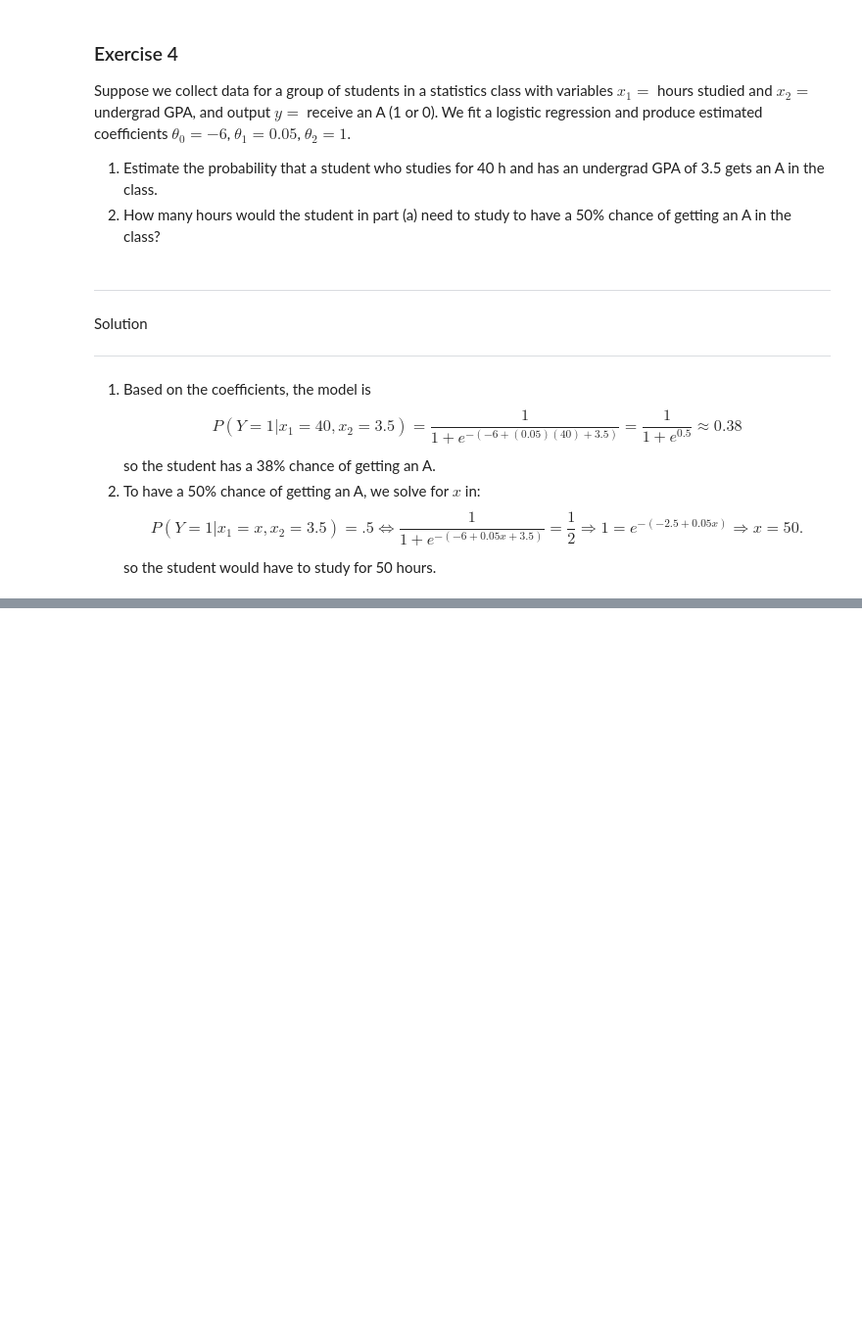
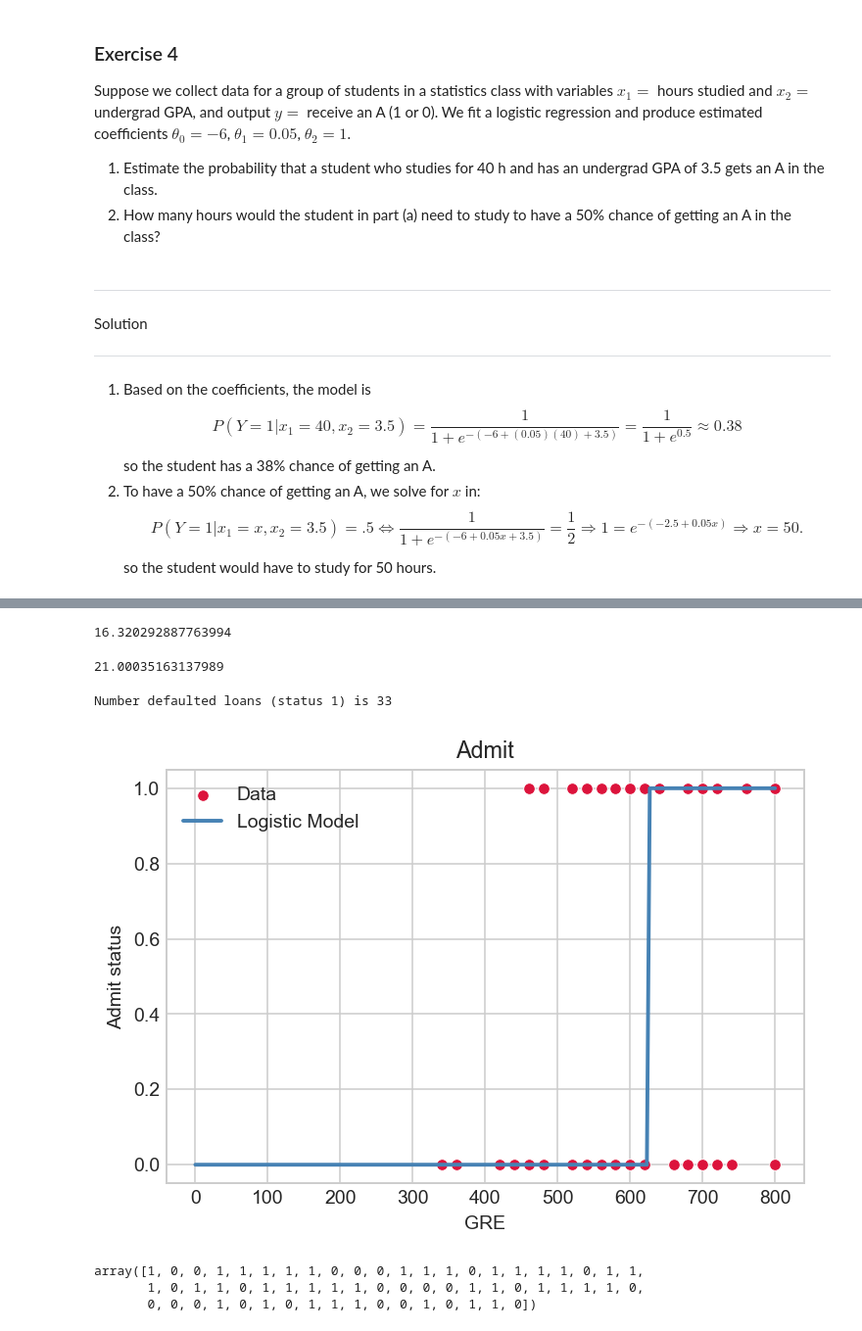
Before and after one commit to cedholm/Gradient-descent-methods-in-machine-learning, a Jupyter notebook: Lesson-4-Logistic-Regression.ipynb, the cells around one changed output, grey strips where cells are left out. Shown at 98% size. Drawn from its saved outputs; the diff is of its cells as text; code cells hidden in the pictures; blank space fills up the shorter version.

```diff
--- a/Lesson-4-Logistic-Regression.ipynb
+++ b/Lesson-4-Logistic-Regression.ipynb
@@ -330,0 +567,56 @@ Solution
+# %%
+diffList[-2]
+# %% [output]
+16.320292887763994
+# %%
+diffList[-1]
+# %% [output]
+21.00035163137989
+# %%
+predictors = ['gre', 'gpa']
+
+x = df[predictors]
+y = df['admit']
+
+print('Number defaulted loans (status 1) is', np.count_nonzero(y.values))
+
+admitLogRegModel = LogisticRegression().fit(x, y)
+
+
+possibleValuesGRE = np.linspace(0, 800, 200)
+possibleValuesGPA = np.linspace(0, 4, 200)
+
+possibleValues = np.column_stack((possibleValuesGRE, possibleValuesGPA))
+
+# Plot both the data and the new line
+admitPred_LogReg = admitLogRegModel.predict(possibleValues)
+
+# Make figure size
+fig = plt.figure(dpi = 140)
+
+# Plot data
+sns.scatterplot(data=df, x='gre', y='admit', color='crimson', label = 'Data')
+#df.plot(x = 'loan_amount', y = 'status', kind = 'scatter', color = 'crimson', label = 'Data')
+
+# Plot logistic model
+plt.plot(possibleValuesGRE, admitPred_LogReg, '',color = 'steelblue', linewidth = 2, label = 'Logistic Model')
+
+# Label axes + title
+plt.xlabel('GRE')
+plt.ylabel('Admit status')
+plt.title('Admit')
+
+# Add legend
+plt.legend()
+
+# Show the plot
+plt.show()
+# %% [output]
+Number defaulted loans (status 1) is 33
+[figure, added]
+# %%
+admitPred_LogReg
+# %% [output]
+array([1, 0, 0, 1, 1, 1, 1, 1, 0, 0, 0, 1, 1, 1, 0, 1, 1, 1, 1, 0, 1, 1,
+       1, 0, 1, 1, 0, 1, 1, 1, 1, 1, 0, 0, 0, 0, 1, 1, 0, 1, 1, 1, 1, 0,
+       0, 0, 0, 1, 0, 1, 0, 1, 1, 1, 0, 0, 1, 0, 1, 1, 0])
```
Also changed, not shown: parts of 35 cells of this notebook, 2 other files.
